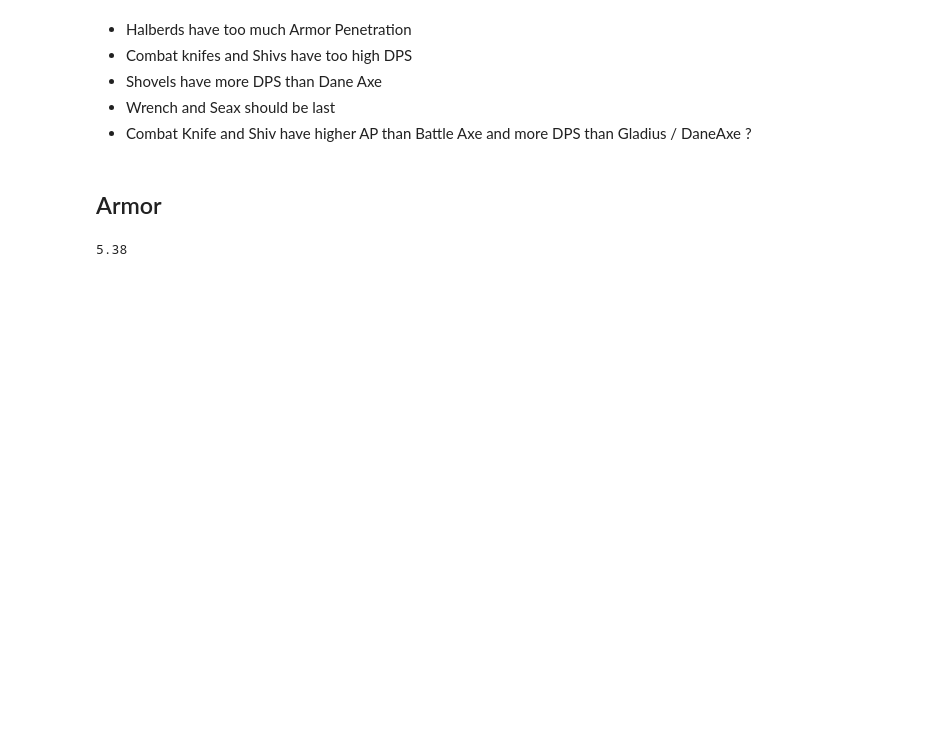
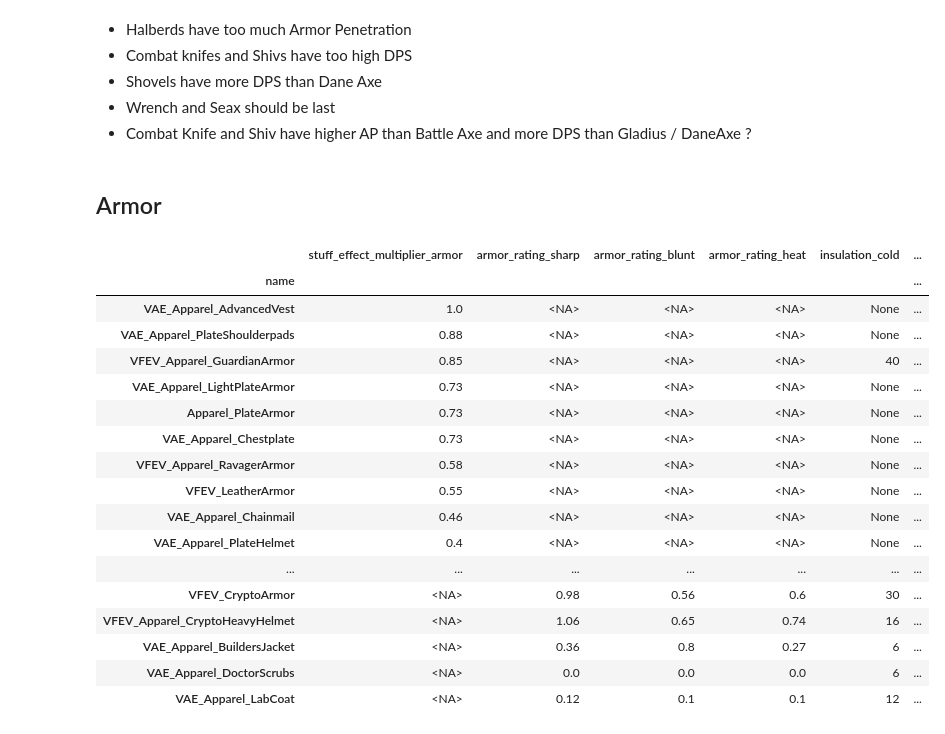
Before and after one commit to OrangeBuffalo/VanillaExpandedRebalanced, a Jupyter notebook: Notebooks/01_Weapons.ipynb, the cells around one changed output. Cells and saved outputs as stored; diff of their text form; code cells hidden in the pictures; blank space fills up the shorter version.

```diff
--- a/Notebooks/01_Weapons.ipynb
+++ b/Notebooks/01_Weapons.ipynb
@@ -107,7 +109,3 @@ melee.sort_values(by="dps", ascending=False)
 * Combat Knife and Shiv have higher AP than Battle Axe and more DPS than Gladius / DaneAxe ?
 # %% [markdown]
 ## Armor
-# %%
-calculate_dps([{"damage": 8, "cooldown": 2}, {"damage": 12, "cooldown": 2}])
-# %% [output]
-5.38
@@ -113,0 +140,38 @@ calculate_dps([{"damage": 8, "cooldown": 2}, {"damage": 12, "cooldown": 2}])
+# %%
+core = parse_xml("C:/Games/Steam/steamapps/common/RimWorld/Data/Core/Defs/ThingDefs_Misc/Apparel_Various.xml")
+ideology = parse_xml("C:/Games/Steam/steamapps/common/RimWorld/Data/Ideology/Defs/ThingDefs_Misc/Apparel_Various.xml")
+royalty = parse_xml("C:/Games/Steam/steamapps/common/RimWorld/Data/Royalty/Defs/ThingDefs_Misc/Apparel_Various.xml")
+vae_industrial = parse_xml("C:/Games/Steam/steamapps/workshop/content/294100/1814988282/1.3/Defs/ThingDefs_Misc/Armor_Industrial.xml")
+vae_medieval = parse_xml("C:/Games/Steam/steamapps/workshop/content/294100/1814988282/1.3/Defs/ThingDefs_Misc/Armor_Medieval.xml")
+vae_neolithic = parse_xml("C:/Games/Steam/steamapps/workshop/content/294100/1814988282/1.3/Defs/ThingDefs_Misc/Armor_Neolithic.xml")
+vae_spacer = parse_xml("C:/Games/Steam/steamapps/workshop/content/294100/1814988282/1.3/Defs/ThingDefs_Misc/Armor_Spacer.xml")
+vae_apparel_industrial = parse_xml("C:/Games/Steam/steamapps/workshop/content/294100/1814987817/1.3/Defs/ThingDefs_Misc/Apparel_Industrial.xml")
+vae_apparel_medieval = parse_xml("C:/Games/Steam/steamapps/workshop/content/294100/1814987817/1.3/Defs/ThingDefs_Misc/Apparel_Medieval.xml")
+vae_apparel_neolithic = parse_xml("C:/Games/Steam/steamapps/workshop/content/294100/1814987817/1.3/Defs/ThingDefs_Misc/Apparel_Neolithic.xml")
+vfe_viking = parse_xml("C:/Games/Steam/steamapps/workshop/content/294100/2231295285/1.3/Defs/ThingDefs_Misc/Apparel_Various.xml")
+# %%
+armors = pd.concat((core, ideology, royalty, vae_industrial, vae_medieval, vae_neolithic, vae_spacer, vfe_viking, vae_apparel_industrial, vae_apparel_medieval, vae_apparel_neolithic))
+armors["move_speed"] = armors.offsets.apply(lambda x: float(x.get("MoveSpeed", 0)) if not pd.isna(x) else None)
+# %%
+pd.options.display.max_rows = 999
+# %%
+armors.set_index("name").sort_values(by="stuff_effect_multiplier_armor", ascending=False)
+# %% [output]
+|  | stuff_effect_multiplier_armor | armor_rating_sharp | armor_rating_blunt | armor_rating_heat | insulation_cold | ... |
+| name |  |  |  |  |  | ... |
+| VAE_Apparel_AdvancedVest | 1.0 | <NA> | <NA> | <NA> | None | ... |
+| VAE_Apparel_PlateShoulderpads | 0.88 | <NA> | <NA> | <NA> | None | ... |
+| VFEV_Apparel_GuardianArmor | 0.85 | <NA> | <NA> | <NA> | 40 | ... |
+| VAE_Apparel_LightPlateArmor | 0.73 | <NA> | <NA> | <NA> | None | ... |
+| Apparel_PlateArmor | 0.73 | <NA> | <NA> | <NA> | None | ... |
+| VAE_Apparel_Chestplate | 0.73 | <NA> | <NA> | <NA> | None | ... |
+| VFEV_Apparel_RavagerArmor | 0.58 | <NA> | <NA> | <NA> | None | ... |
+| VFEV_LeatherArmor | 0.55 | <NA> | <NA> | <NA> | None | ... |
+| VAE_Apparel_Chainmail | 0.46 | <NA> | <NA> | <NA> | None | ... |
+| VAE_Apparel_PlateHelmet | 0.4 | <NA> | <NA> | <NA> | None | ... |
+| ... | ... | ... | ... | ... | ... | ... |
+| VFEV_CryptoArmor | <NA> | 0.98 | 0.56 | 0.6 | 30 | ... |
+| VFEV_Apparel_CryptoHeavyHelmet | <NA> | 1.06 | 0.65 | 0.74 | 16 | ... |
+| VAE_Apparel_BuildersJacket | <NA> | 0.36 | 0.8 | 0.27 | 6 | ... |
+| VAE_Apparel_DoctorScrubs | <NA> | 0.0 | 0.0 | 0.0 | 6 | ... |
+| VAE_Apparel_LabCoat | <NA> | 0.12 | 0.1 | 0.1 | 12 | ... |
```
Also changed, not shown: parts of 12 cells of this notebook.
